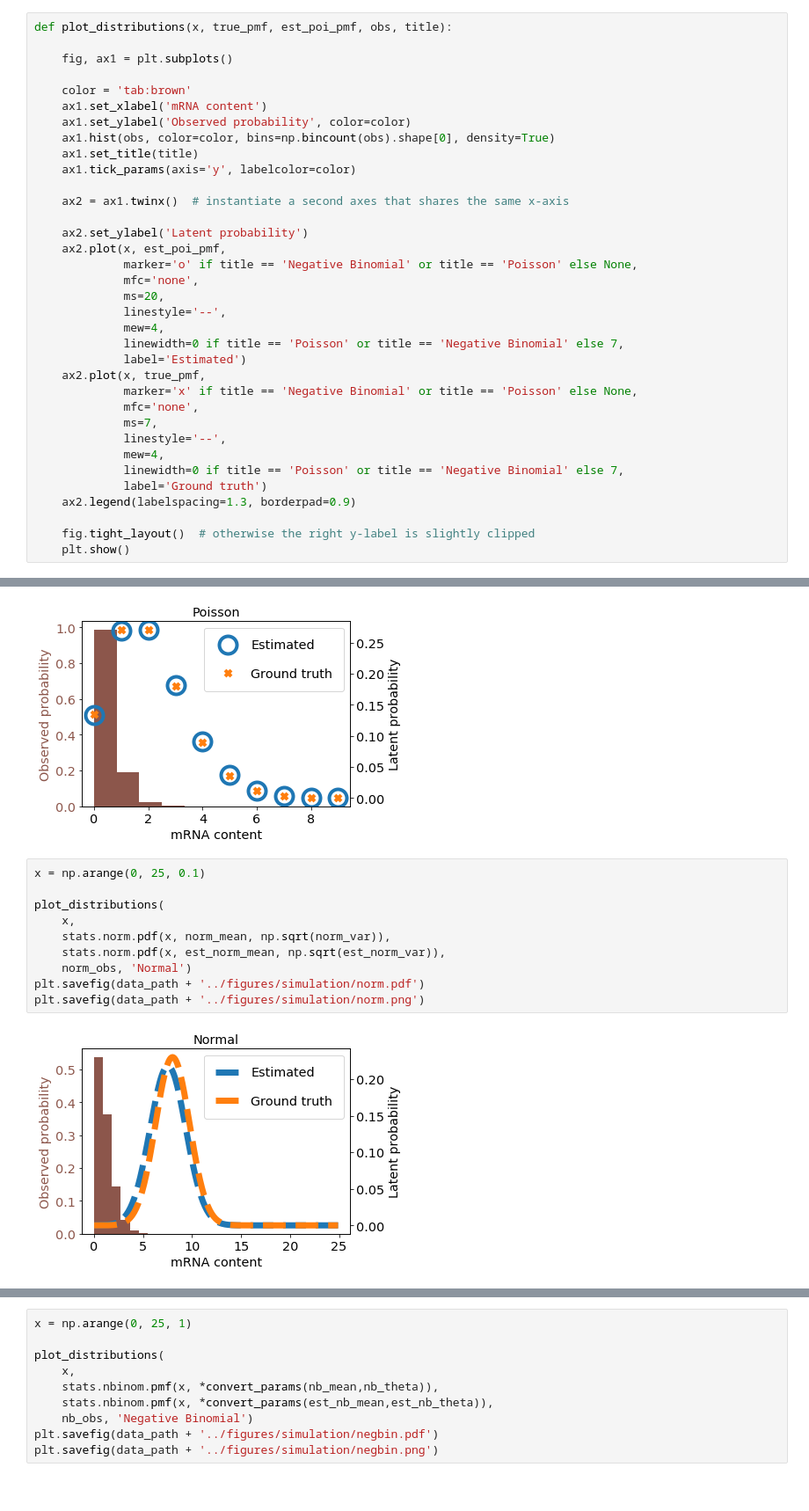
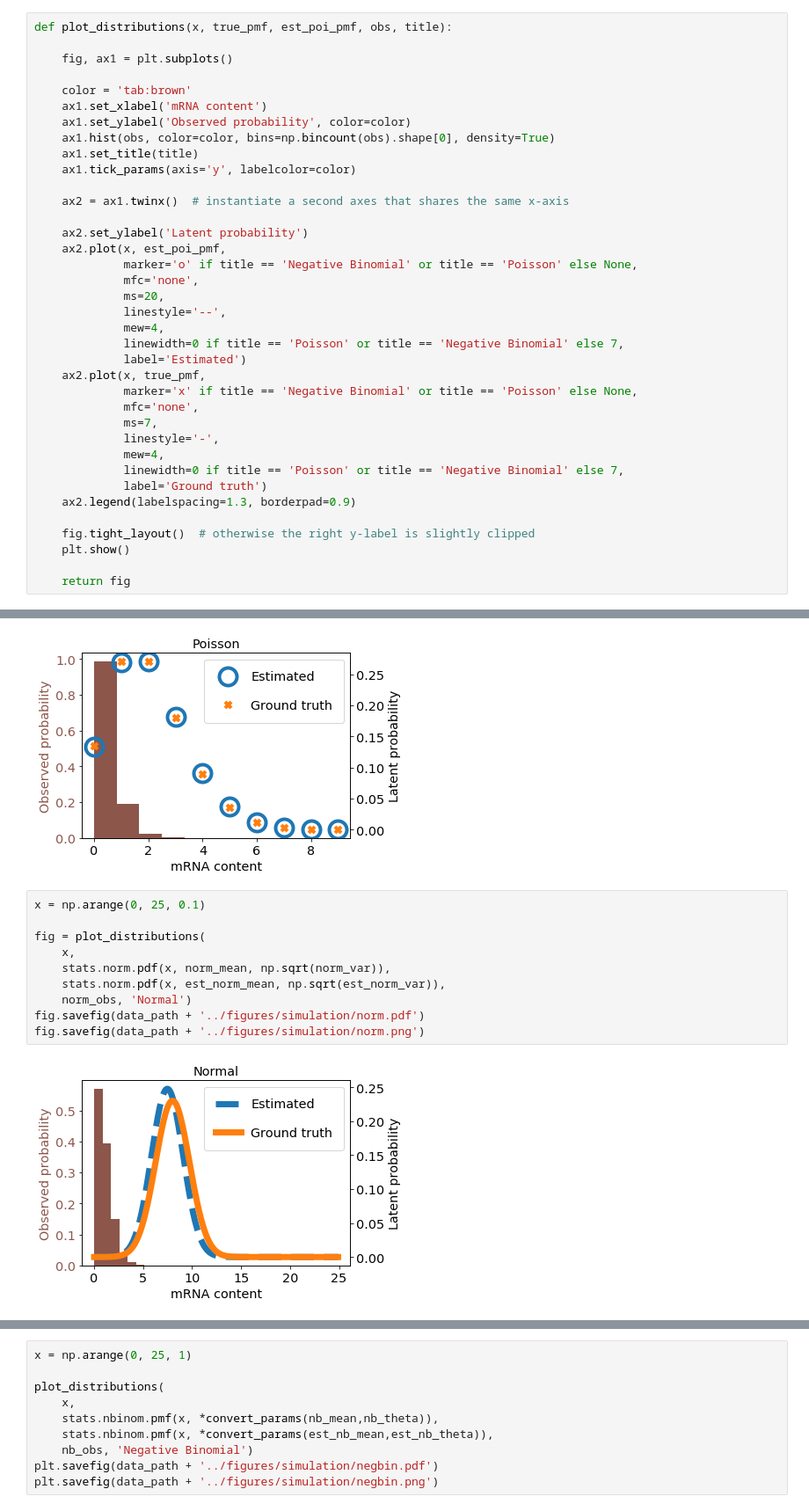
Before and after one commit to yelabucsf/scrna-parameter-estimation, a Jupyter notebook: examples/simulation/figure_generation/distribution_assumption_simulation .ipynb, the cells around one changed output, grey strips where cells are left out. Shown: that part at 88% size. Saved outputs shown, nothing was run; the diff lists cells and outputs as text.

```diff
--- a/examples/simulation/figure_generation/distribution_assumption_simulation .ipynb
+++ b/examples/simulation/figure_generation/distribution_assumption_simulation .ipynb
@@ -166,7 +166,7 @@ def plot_distributions(x, true_pmf, est_poi_pmf, obs, title):
              marker='x' if title == 'Negative Binomial' or title == 'Poisson' else None,
              mfc='none',
              ms=7,
-             linestyle='--',
+             linestyle='-',
              mew=4,
              linewidth=0 if title == 'Poisson' or title == 'Negative Binomial' else 7,
              label='Ground truth')
@@ -174,6 +174,8 @@ def plot_distributions(x, true_pmf, est_poi_pmf, obs, title):
 
     fig.tight_layout()  # otherwise the right y-label is slightly clipped
     plt.show()
+
+    return fig
 # %%
 x = np.arange(0, 10, 1)
 
@@ -189,15 +191,15 @@ plt.savefig(data_path + '../figures/simulation/poisson.png')
 # %%
 x = np.arange(0, 25, 0.1)
 
-plot_distributions(
+fig = plot_distributions(
     x,
     stats.norm.pdf(x, norm_mean, np.sqrt(norm_var)),
     stats.norm.pdf(x, est_norm_mean, np.sqrt(est_norm_var)),
     norm_obs, 'Normal')
-plt.savefig(data_path + '../figures/simulation/norm.pdf')
-plt.savefig(data_path + '../figures/simulation/norm.png')
+fig.savefig(data_path + '../figures/simulation/norm.pdf')
+fig.savefig(data_path + '../figures/simulation/norm.png')
 # %% [output]
-[figure, old version]
+[figure, new version]
 # %%
 x = np.arange(0, 30, 0.01)
 
```
Also changed, not shown: parts of 2 cells of this notebook, 9 other files.
